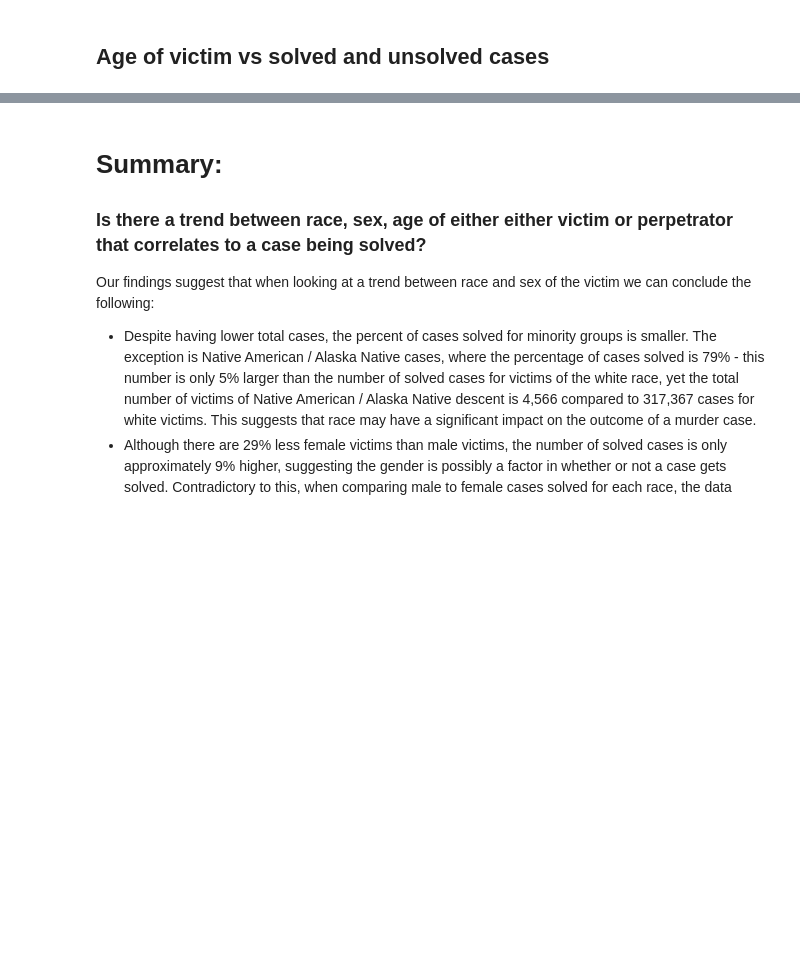
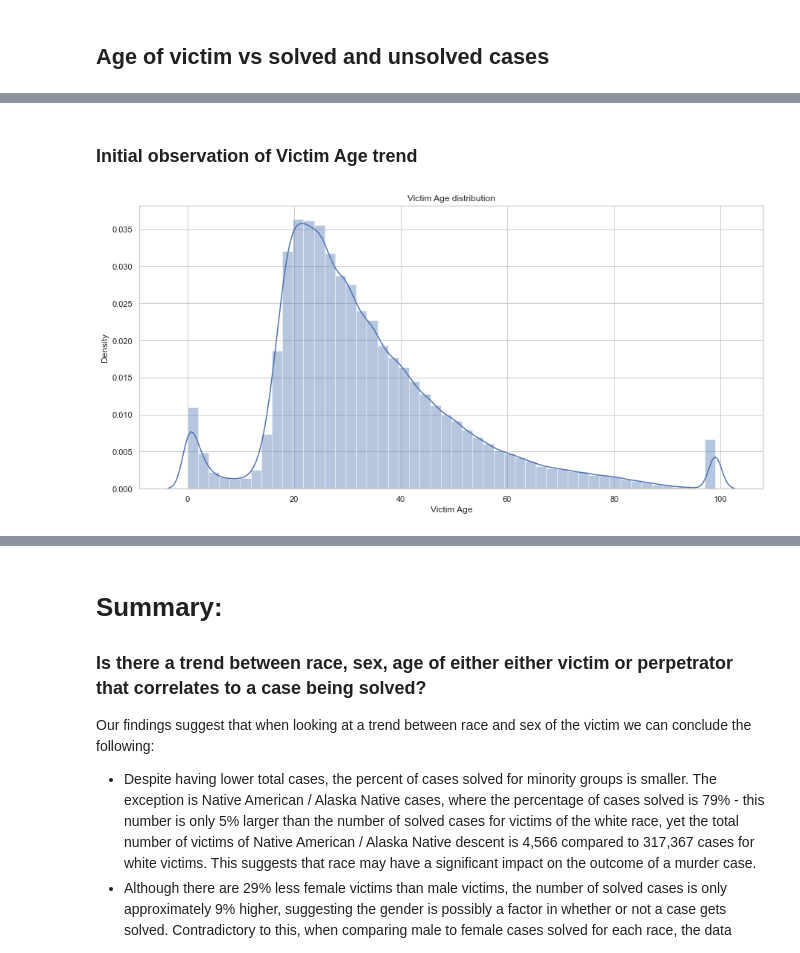
Before and after one commit to ubco-W2020WT1-data301/course-project-group_6005, a Jupyter notebook: analysis/submitted/Milestone 2.ipynb, the cells around one changed output, grey strips where cells are left out. Saved outputs shown, nothing was run; the diff lists cells and outputs as text; code cells hidden in the pictures; blank space fills up the shorter version.

```diff
--- a/analysis/submitted/Milestone 2.ipynb
+++ b/analysis/submitted/Milestone 2.ipynb
@@ -226,0 +233,10 @@ df2
+# %% [markdown]
+### Initial observation of Victim Age trend
+# %%
+vicage = df["Victim Age"]
+fig_dims = (15, 7)
+fig, ax = plt.subplots(figsize=fig_dims)
+vicageplot = sns.distplot(vicage, ax=ax).set_title('Victim Age distribution')
+plt.show()
+# %% [output]
+[figure, added]
```
Also changed, not shown: parts of 17 cells of this notebook, 1 other file.
